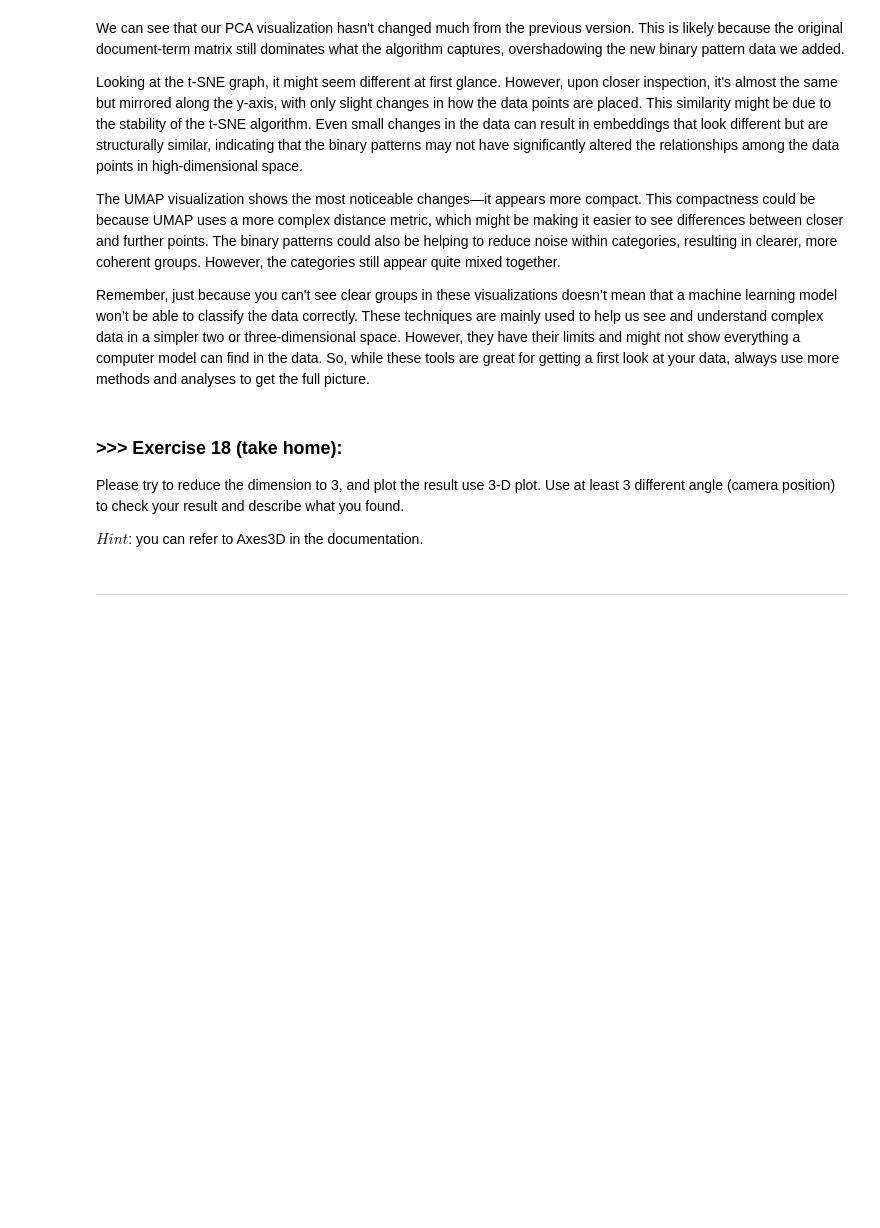
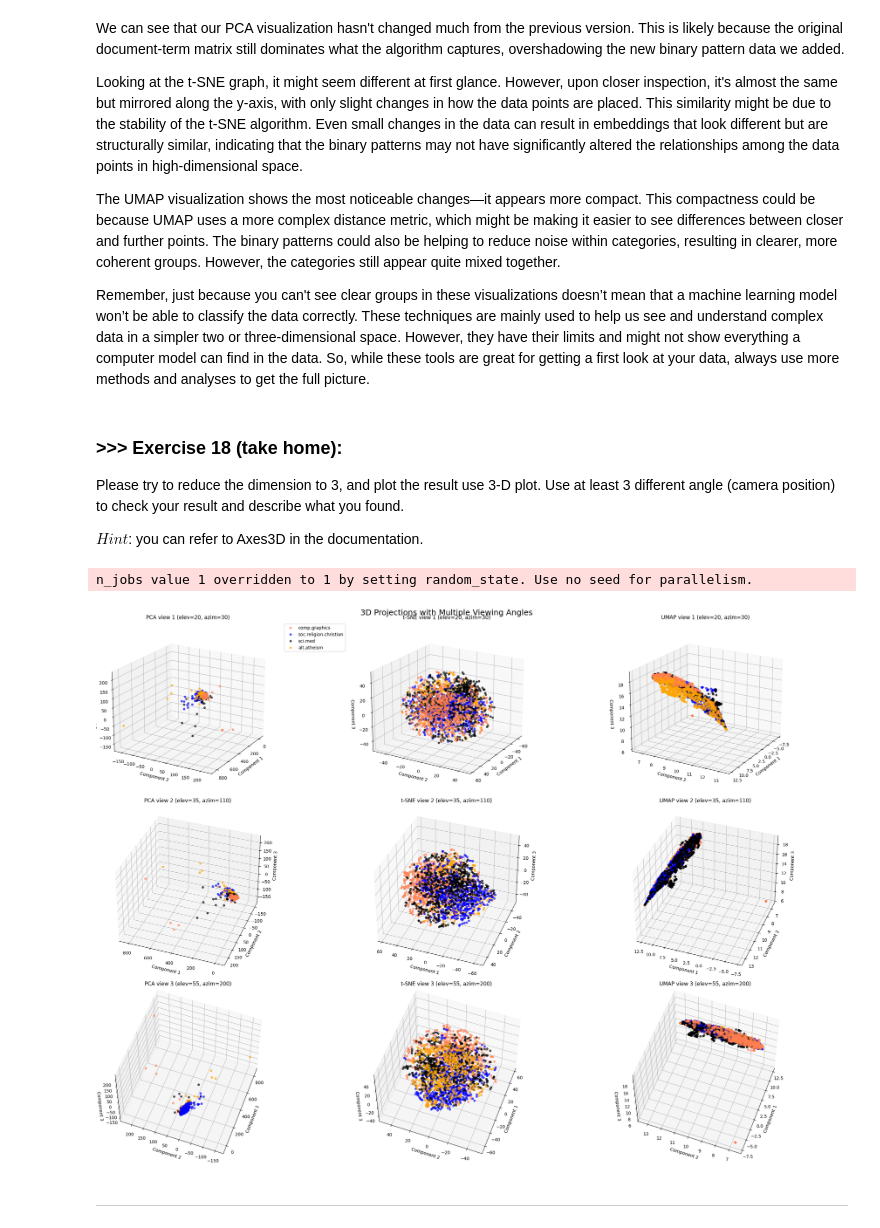
Before and after one commit to David-OliverM/DM2025-Lab1-Exercise, a Jupyter notebook: DM2025-Lab1-Master.ipynb, the cells around one changed output. Saved outputs shown, nothing was run; the diff lists cells and outputs as text; code cells hidden in the pictures; blank space fills up the shorter version.

```diff
--- a/DM2025-Lab1-Master.ipynb
+++ b/DM2025-Lab1-Master.ipynb
@@ -2379,2 +2379,53 @@ $Hint$: you can refer to Axes3D in the documentation.
+# %%
+# Reduce dimensionality to 3 components and explore multiple viewing angles
+from mpl_toolkits.mplot3d import Axes3D  # noqa: F401
+
+pca_aug_3d = PCA(n_components=3, random_state=42).fit_transform(augmented_df.values)
+tsne_aug_3d = TSNE(n_components=3, init='random', learning_rate='auto', random_state=42).fit_transform(augmented_df.values)
+umap_aug_3d = umap.UMAP(n_components=3, random_state=42).fit_transform(augmented_df.values)
+
+projections_3d = {
+    'PCA': pca_aug_3d,
+    't-SNE': tsne_aug_3d,
+    'UMAP': umap_aug_3d,
+}
+
+angle_settings = [
+    {'elev': 20, 'azim': 30},
+    {'elev': 35, 'azim': 110},
+    {'elev': 55, 'azim': 200},
+]
+
+colors = ['coral', 'blue', 'black', 'orange']
+categories = X['category_name'].unique()
+
+fig, axes = plt.subplots(len(angle_settings), len(projections_3d), figsize=(24, 18), subplot_kw={'projection': '3d'})
+fig.suptitle('3D Projections with Multiple Viewing Angles', fontsize=18)
+
+for row_idx, view in enumerate(angle_settings):
+    for col_idx, (method, coords) in enumerate(projections_3d.items()):
+        ax = axes[row_idx][col_idx]
+        for color, category in zip(colors, categories):
+            mask = X['category_name'] == category
+            ax.scatter(
+                coords[mask, 0], coords[mask, 1], coords[mask, 2],
+                c=color,
+                label=category,
+                alpha=0.65,
+                s=18,
+            )
+        ax.set_title(f"{method} view {row_idx + 1} (elev={view['elev']}, azim={view['azim']})")
+        ax.set_xlabel('Component 1')
+        ax.set_ylabel('Component 2')
+        ax.set_zlabel('Component 3')
+        ax.view_init(**view)
+        if row_idx == 0 and col_idx == 0:
+            ax.legend(loc='upper left', bbox_to_anchor=(1.05, 1.0))
+
+plt.tight_layout()
+plt.show()
+# %% [output]
+n_jobs value 1 overridden to 1 by setting random_state. Use no seed for parallelism.
+[figure, added]
 # %% [markdown]
 ---
```
Also changed, not shown: parts of 36 cells of this notebook.
